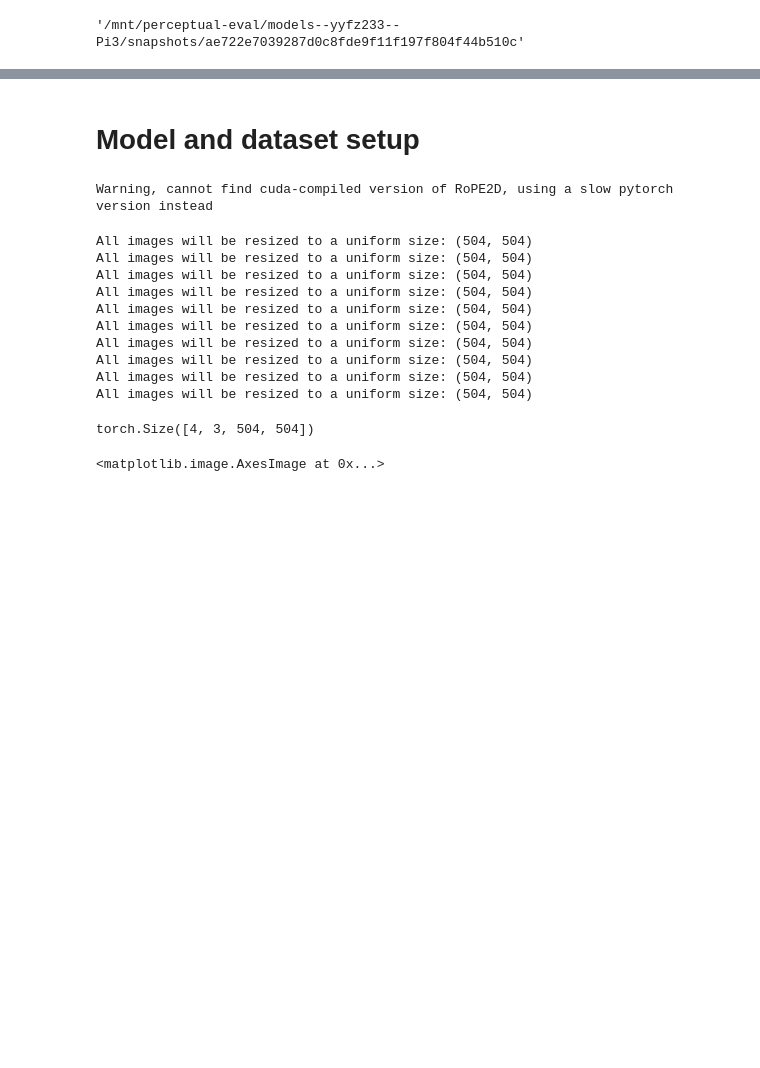
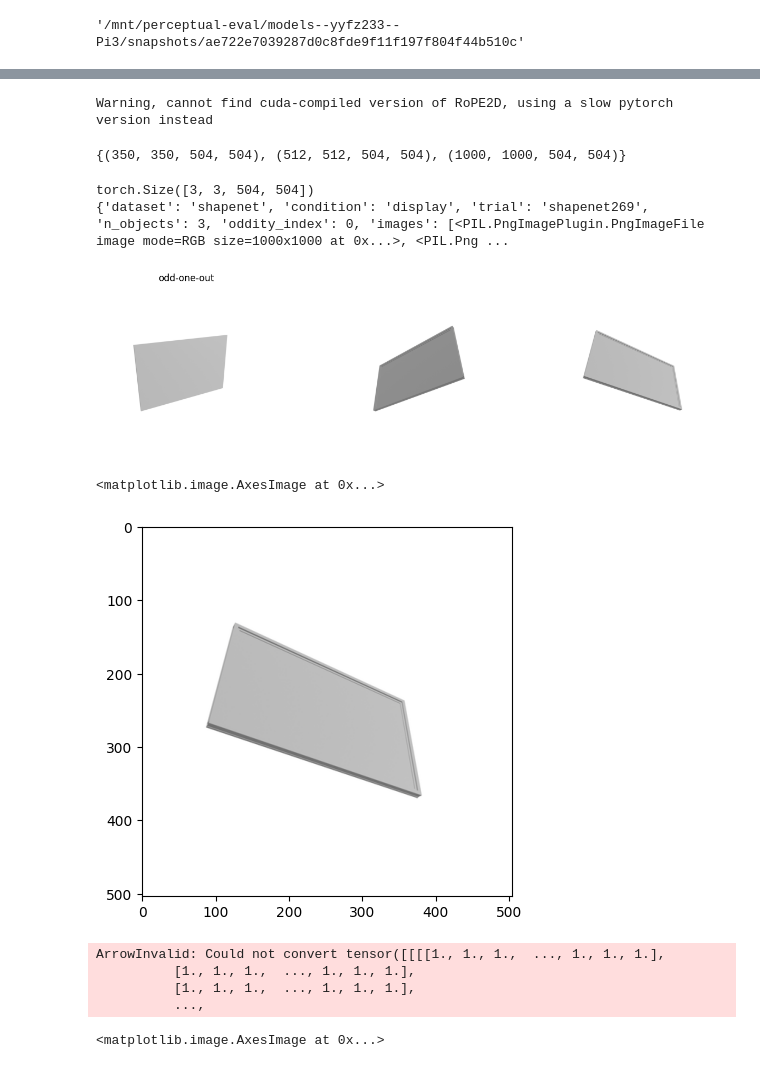
Before and after one commit to jjordanoc/3d-perceptual-eval, a Jupyter notebook: pi3_eval.ipynb, the cells around one changed output, grey strips where cells are left out. Cells and saved outputs as stored; diff of their text form; code cells hidden in the pictures; blank space fills up the shorter version.

Commit message:
feat: unified interface for accessing tensors + metadata, increase GPU mem

```diff
--- a/pi3_eval.ipynb
+++ b/pi3_eval.ipynb
@@ -78,0 +83,12 @@ Dataset({
+# %%
+from datasets import load_dataset
+
+# download huggingface dataset
+benchmark = load_dataset("tzler/MOCHI", cache_dir="/mnt/perceptual-eval")['train']
+
+# add ids to dataset
+benchmark = benchmark.add_column("trial_id", range(len(benchmark)))
+
+# remove majaj datset for now
+benchmark = benchmark.filter(lambda x: x['dataset'] != 'majaj')
+benchmark
@@ -97,6 +120,8 @@ import torch
 from torchvision import transforms
 import math
 from typing import List
+
+sizes = set()
 
 def pil_list_to_tensor(sources: List[Image.Image]) -> torch.Tensor:
     """Extracted from PI3 source"""
@@ -118,8 +143,7 @@ def pil_list_to_tensor(sources: List[Image.Image]) -> torch.Tensor:
         if k / m > W_target / H_target: k -= 1
         else: m -= 1
     TARGET_W, TARGET_H = max(1, k) * 14, max(1, m) * 14
-    print(f"All images will be resized to a uniform size: ({TARGET_W}, {TARGET_H})")
-
+    sizes.add((W_orig, H_orig, TARGET_W, TARGET_H))
     # --- 3. Resize images and convert them to tensors in the [0, 1] range ---
     tensor_list = []
     # Define a transform to convert a PIL Image to a CxHxW tensor and normalize to [0,1]
@@ -142,13 +166,11 @@ def pil_list_to_tensor(sources: List[Image.Image]) -> torch.Tensor:
     # --- 4. Stack the list of tensors into a single [N, C, H, W] batch tensor ---
     return torch.stack(tensor_list, dim=0)
 
-def mochi_to_batch_list(subset) -> List[torch.Tensor]:
+def mochi_to_batch_list(subset, device='cuda') -> List[torch.Tensor]:
     batch_list = []
     for i_trial in subset:
-        batch_list.append(pil_list_to_tensor(i_trial['images']))
+        batch_list.append(pil_list_to_tensor(i_trial['images']).to(device))
     return batch_list
-# %% [markdown]
-# Model and dataset setup
 # %%
 import torch
 from pi3.models.pi3 import Pi3
@@ -158,3 +180,35 @@ device = 'cuda' if torch.cuda.is_available() else 'cpu'
 model = Pi3.from_pretrained("yyfz233/Pi3").to(device).eval()
 # %% [output]
 Warning, cannot find cuda-compiled version of RoPE2D, using a slow pytorch version instead
+# %%
+class Benchmark:
+    def __init__(self, dataset, tensors):
+        self.dataset = dataset
+        self.tensors = tensors
+        assert len(dataset) == len(tensors), "Dataset and tensors must have same length"
+
+    def __getitem__(self, idx):
+        return {
+            'metadata': self.dataset[idx],
+            'img_tensor': self.tensors[idx]
+        }
+    def __len__(self):
+        return len(self.dataset)
+# %%
+preprocessed_imgs_benchmark = mochi_to_batch_list(benchmark, device=device)
+# %%
+sizes
+# %% [output]
+{(350, 350, 504, 504), (512, 512, 504, 504), (1000, 1000, 504, 504)}
+# %%
+quantitative_benchmark = Benchmark(benchmark, preprocessed_imgs_benchmark)
+print(quantitative_benchmark[300]["img_tensor"].shape)
+print(quantitative_benchmark[300]["metadata"])
+plot_trial(quantitative_benchmark[300]["metadata"])
+plt.imshow(quantitative_benchmark[300]["img_tensor"][2].permute(1, 2, 0).cpu().numpy())
+# %% [output]
+torch.Size([3, 3, 504, 504])
+{'dataset': 'shapenet', 'condition': 'display', 'trial': 'shapenet269', 'n_objects': 3, 'oddity_index': 0, 'images': [<PIL.PngImagePlugin.PngImageFile image mode=RGB size=1000x1000 at 0x...>, <PIL.Png ...
+[figure, added]
+<matplotlib.image.AxesImage at 0x...>
+[figure, added]
@@ -165,23 +221,18 @@ import matplotlib.pyplot as plt
 # Load a sequence of N images into a tensor
 # imgs shape: (N, 3, H, W).
 # imgs value: [0, 1]
-preprocessed_data = mochi_to_batch_list(trial_subset)
-imgs = [t.to(device) for t in preprocessed_data]
+
+benchmark.add_column("imgs_tensor", preprocessed_imgs_benchmark)
+
+qualitative_benchmark_subset.add_column("imgs_tensor", preprocessed_imgs_qualitative_benchmark)
 
 # (#samples, #channels, H, W)
-imgs[0].shape
+benchmark[0]["imgs_tensor"].shape
 # %% [output]
-All images will be resized to a uniform size: (504, 504)
-All images will be resized to a uniform size: (504, 504)
-All images will be resized to a uniform size: (504, 504)
-All images will be resized to a uniform size: (504, 504)
-All images will be resized to a uniform size: (504, 504)
-All images will be resized to a uniform size: (504, 504)
-All images will be resized to a uniform size: (504, 504)
-All images will be resized to a uniform size: (504, 504)
-All images will be resized to a uniform size: (504, 504)
-All images will be resized to a uniform size: (504, 504)
+ArrowInvalid: Could not convert tensor([[[[1., 1., 1.,  ..., 1., 1., 1.],
+          [1., 1., 1.,  ..., 1., 1., 1.],
+          [1., 1., 1.,  ..., 1., 1., 1.],
+          ...,
-torch.Size([4, 3, 504, 504])
 # %%
 plt.imshow(imgs[0][0].permute(1, 2, 0).cpu().numpy())
 # %% [output]
```
Also changed, not shown: parts of 10 cells of this notebook, 2 other files.
